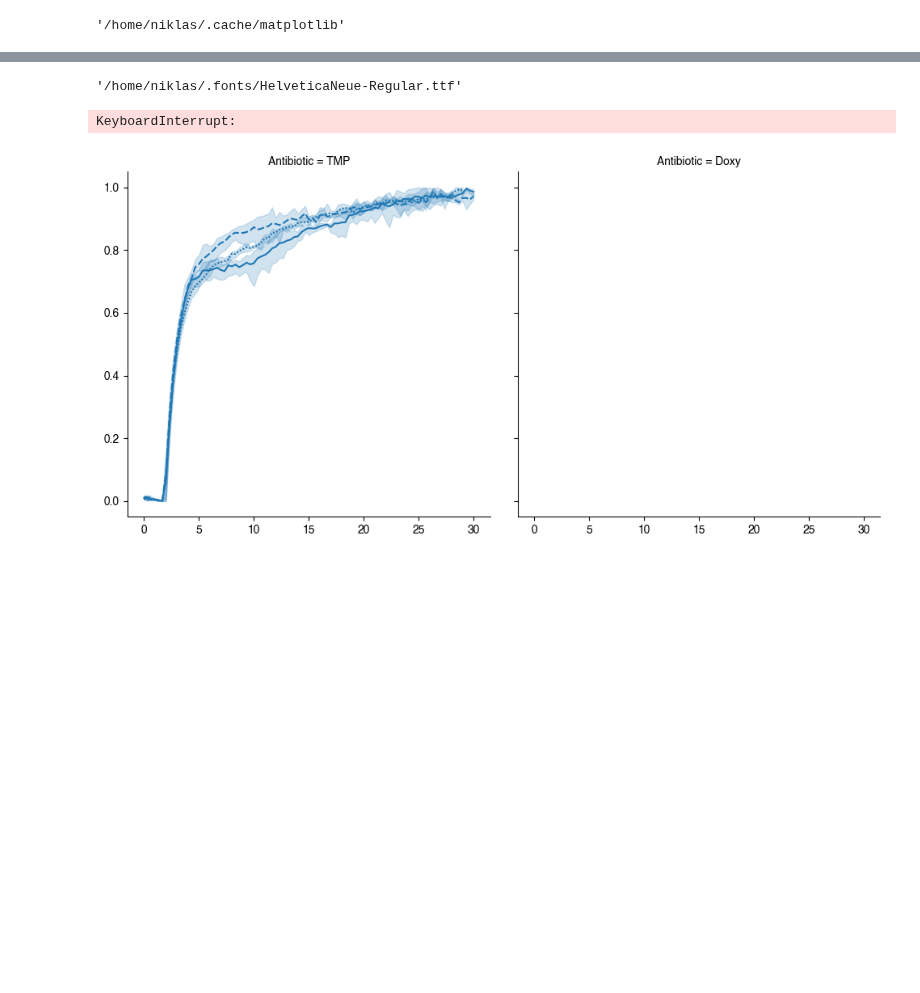
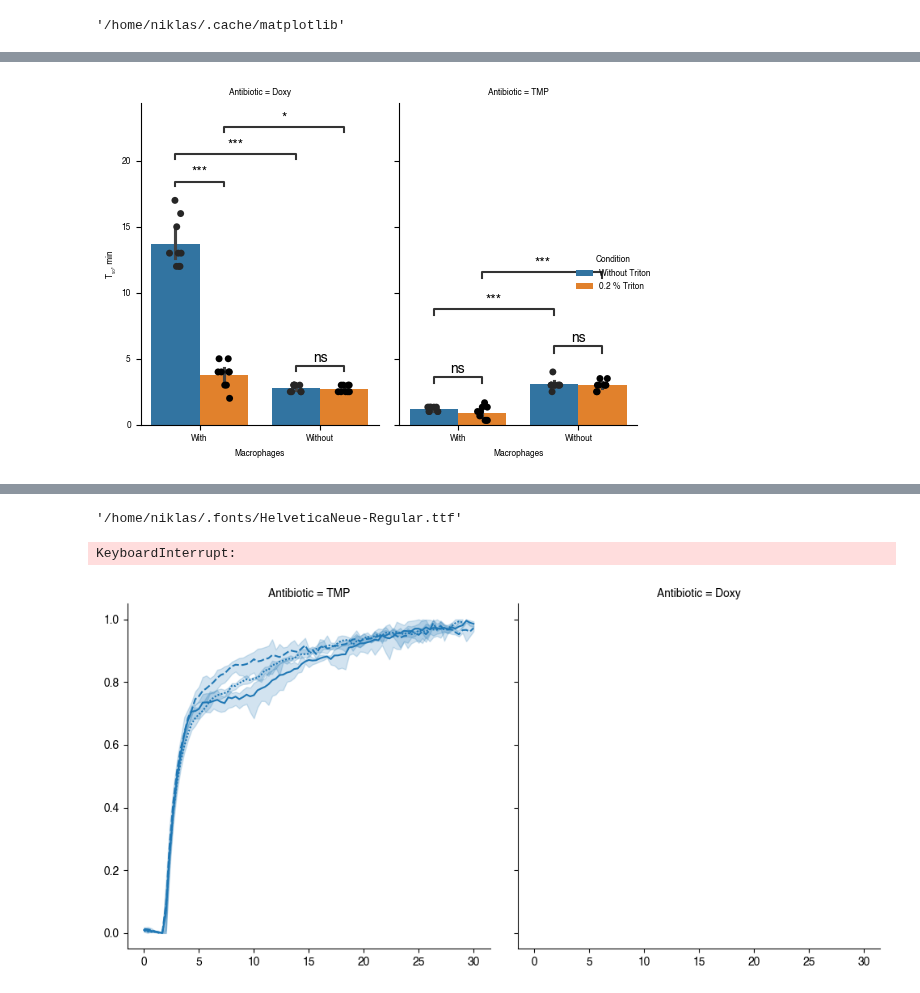
Before and after one commit to knutdrescher/biosensor-antibiotics, a Jupyter notebook: notebooks/2025-04-01-triton-macrophage-experiments.ipynb, the cells around one changed output, grey strips where cells are left out. Cells and saved outputs as stored; diff of their text form; code cells hidden in the pictures; blank space fills up the shorter version.

```diff
--- a/notebooks/2025-04-01-triton-macrophage-experiments.ipynb
+++ b/notebooks/2025-04-01-triton-macrophage-experiments.ipynb
@@ -122,0 +168,85 @@ Name: T₅₀ in min, dtype: float64
+# %%
+x = "Macrophages"
+col = "Antibiotic"
+hue = "Condition"
+order = ["Tet", "Doxy", "TMP"]
+order = ["With", "Without"]
+col_order = ["Doxy", "TMP"]
+
+plt.figure(dpi=600, figsize=[3, 4])
+
+
+fg = sns.catplot(
+    times,
+    x=x,
+    y=time,
+    hue=hue,
+    order=order,
+    hue_order=triton_order,
+    col=col,
+    col_order=col_order,
+    kind="bar",
+    height=4,
+    aspect=.6,
+)
+
+fg.map(
+    sns.stripplot,
+    x,
+    time,
+    hue,
+    dodge=True,
+    palette='dark:black',
+    order=order,
+    hue_order=triton_order,
+    legend=False,
+)
+
+for i, abx in enumerate(col_order):
+    ax = fg.axes[0, i]
+
+    pairs=[
+
+        (("With", triton[0]), ("Without", triton[0])),
+        (("With", triton[2]), ("Without", triton[2])),
+
+        (("With", triton[0]), ("With", triton[2])),
+        (("Without", triton[0]), ("Without", triton[2])),
+
+        #(("Tet", triton[0]), ("Tet", triton[2])),
+        #(("Doxy", triton[0]), ("Doxy", triton[2])),
+        #(("TMP", triton[0]), ("TMP", triton[2])),
+
+        #(("TMP", triton[0]), ("Doxy", triton[0])),
+        #(("TMP", triton[2]), ("Doxy", triton[2])),
+
+        #(("Tet", triton[0]), ("Doxy", triton[0])),
+        #(("Tet", triton[2]), ("Doxy", triton[2])),
+
+        #(("TMP", triton[0]), ("Tet", triton[0])),
+        #(("TMP", triton[2]), ("Tet", triton[2])),
+    ]
+
+    tmp_times = times[times[col] == abx]
+    annotator = Annotator(ax, pairs, data=tmp_times, x=x, y=time, hue=hue, order=order, hue_order=triton_order)
+    annotator.configure(test='Mann-Whitney', text_format='star', loc='inside')
+
+    with open("/mnt/c/Users/niklas/Downloads/2025-08-07-Dasha-triton-pvalues.txt", 'a') as f:
+        with redirect_stdout(f):
+            print("*** ", abx, " ***")
+            annotator.apply_and_annotate()
+            print("\n")
+
+    #ax.set_xlabel("")
+    #if i == 0:
+     #   ax.legend().set_title(None)
+
+    ytick_font = font_manager.FontProperties(family="Helvetica Neue", size=ytick_fontsize)
+
+    # Anwenden auf yticks
+    for label in ax.get_yticklabels():
+        label.set_fontproperties(ytick_font)
+
+plt.tight_layout()
+plt.savefig("/mnt/c/Users/niklas/Downloads/2025-08-07-Dasha-triton.pdf")
+# %% [output]
@@ -123,3 +254,4 @@ Name: T₅₀ in min, dtype: float64
+[figure, added]
 # %%
 x = "Antibiotic"
 hue = "Condition"
```
Also changed, not shown: parts of 20 cells of this notebook.
